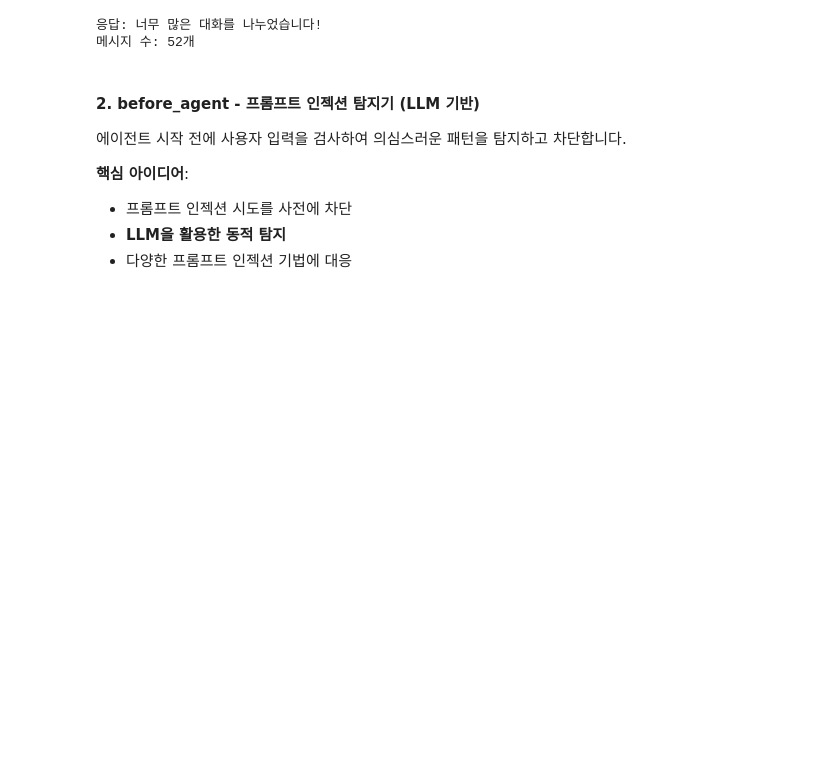
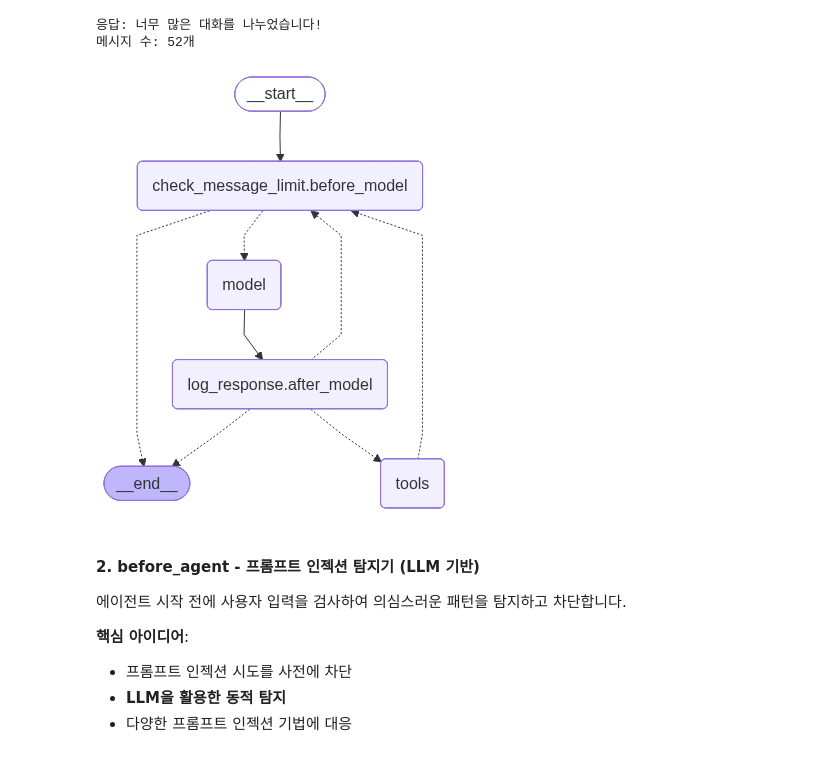
Before and after one commit to gongwon-nayeon/sk-rag-aiagent, a Jupyter notebook: Day3/03_custom_middleware.ipynb, the cells around one changed output. Saved outputs shown, nothing was run; the diff lists cells and outputs as text; code cells hidden in the pictures; blank space fills up the shorter version.

```diff
--- a/Day3/03_custom_middleware.ipynb
+++ b/Day3/03_custom_middleware.ipynb
@@ -119,6 +120,10 @@ print(f"메시지 수: {len(response['messages'])}개")
 # %% [output]
 응답: 너무 많은 대화를 나누었습니다!
 메시지 수: 52개
+# %%
+agent
+# %% [output]
+[figure, added]
 # %% [markdown]
 #### 2. before_agent - 프롬프트 인젝션 탐지기 (LLM 기반)
 
```
Also changed, not shown: parts of 18 cells of this notebook.
